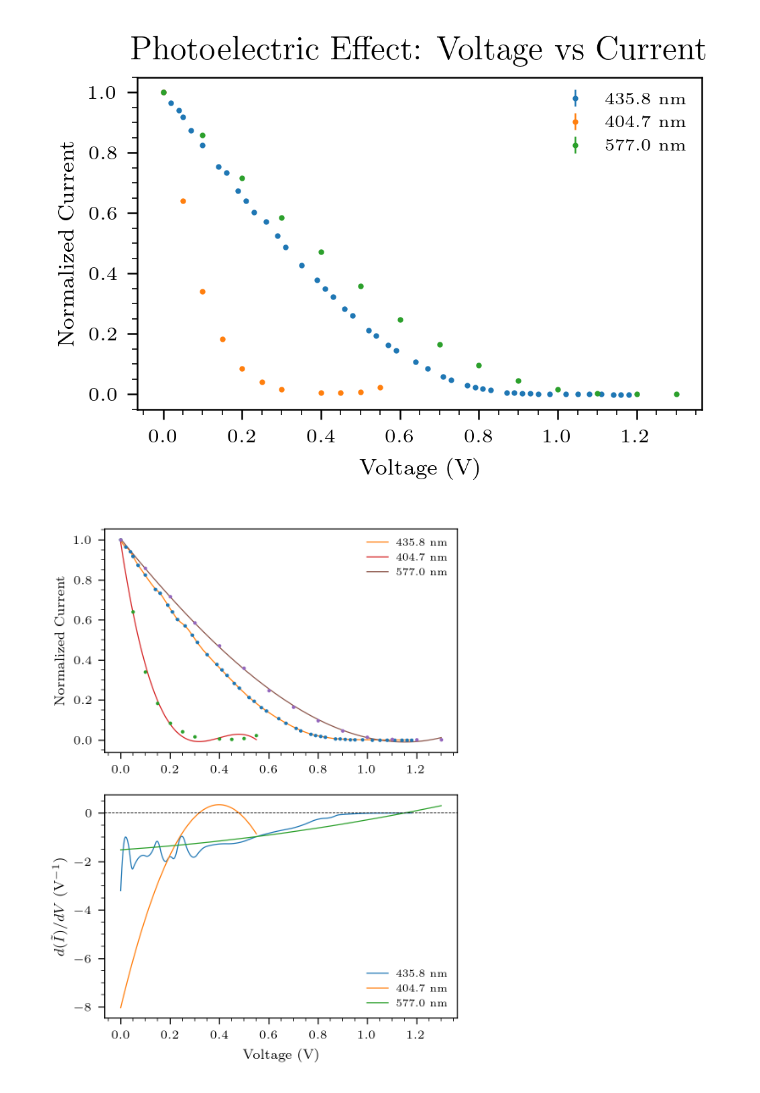
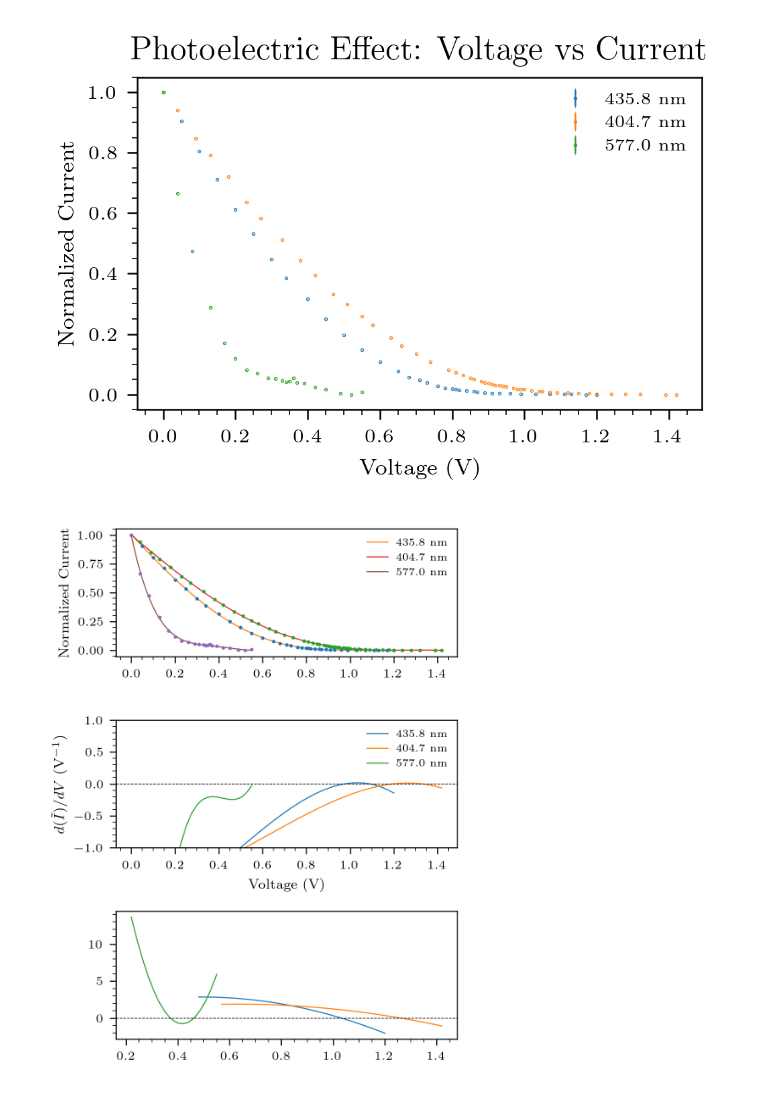
Before and after one commit to asuradev99/jlab, a Jupyter notebook: photoelectric/main.ipynb, the cells around one changed output. Cells and saved outputs as stored; diff of their text form; code cells hidden in the pictures.

```diff
--- a/photoelectric/main.ipynb
+++ b/photoelectric/main.ipynb
@@ -4,7 +4,7 @@ import scipy
 import matplotlib.pyplot as plt
 import csv
 
-plt.style.use("../jlab.mplstyle")
+plt.style.use("./jlab.mplstyle")
 
 def load_iv_data(filename):
     """Load a voltage/current CSV, merging repeated voltages into mean ± SEM.
@@ -25,20 +25,19 @@ def load_iv_data(filename):
 datasets = {
     "435.8 nm": load_iv_data("435.8.csv"),
     "404.7 nm": load_iv_data("404.7.csv"),
-    "577.0 nm": load_iv_data("577.0.csv"),
+    "577.0 nm": load_iv_data("577+tape.csv"),
 }
 
 # Normalize currents and uncertainties to fraction of each dataset's max current
 datasets = {
-    label: (v, i / i.max(), u / i.max())
+    label: (v, (i-i.min()) / (i.max()-i.min()), u / (i.max()-i.min()))
     for label, (v, i, u) in datasets.items()
 }
 
 # Plot voltage vs current with errorbars
 fig, ax = plt.subplots(figsize=(3.5, 2.5))
 for label, (voltages, currents, uncertainties) in datasets.items():
-    ax.errorbar(voltages, currents, yerr=uncertainties, fmt="o", capsize=0,
-                markersize=1, label=label)
+    ax.errorbar(voltages, currents, yerr=uncertainties, fmt="o", capsize=0.1,markersize=0.3, label=label)
 ax.set_xlabel("Voltage (V)")
 ax.set_ylabel("Normalized Current")
 ax.set_title("Photoelectric Effect: Voltage vs Current")
@@ -46,37 +45,41 @@ ax.legend()
 plt.tight_layout()
 plt.show()
 # %% [output]
-[figure, old version]
+[figure, new version]
 # %%
 from scipy.interpolate import UnivariateSpline
 
-smoothing = 10000
+k = 4
+smoothing = 1
 
-fig, (ax1, ax2) = plt.subplots(2, 1, sharex=False, figsize=(3.5, 4.5))
+fig, (ax1, ax2, ax3) = plt.subplots(3, 1, sharex=False, figsize=(3.5, 4.5))
 
 for label, (voltages, currents, uncertainties) in datasets.items():
     w = np.where(uncertainties > 0, 1 / uncertainties, 1.0)
 
-    us = UnivariateSpline(voltages, currents, w=w, k=3, s=smoothing)
+    us = UnivariateSpline(voltages, currents, w=w, k=k, s=smoothing)
     us_deriv = us.derivative()
+    us_2_deriv = us_deriv.derivative()
 
     v_fine = np.linspace(voltages[0], voltages[-1], 500)
 
     ax1.errorbar(voltages, currents, yerr=uncertainties, fmt="o", markersize=1)
     ax1.plot(v_fine, us(v_fine), label=label)
-
     ax2.plot(v_fine, us_deriv(v_fine), label=label)
+    ax3.plot(v_fine[200:], us_2_deriv(v_fine[200:]), label=label)
 
 ax2.axhline(0, color="k", linewidth=0.4, linestyle="--")
+ax3.axhline(0, color="k", linewidth=0.4, linestyle="--")
 
 ax1.set_ylabel("Normalized Current")
 ax1.legend()
 
 ax2.set_xlabel("Voltage (V)")
 ax2.set_ylabel(r"$d(\tilde{I})/dV$ (V$^{-1}$)")
+ax2.set_ylim(-1.0,1.0)
 ax2.legend()
 
 plt.tight_layout()
 plt.show()
 # %% [output]
-[figure, old version]
+[figure, new version]
```
Also changed, not shown: parts of 1 cell of this notebook, 16 other files.
